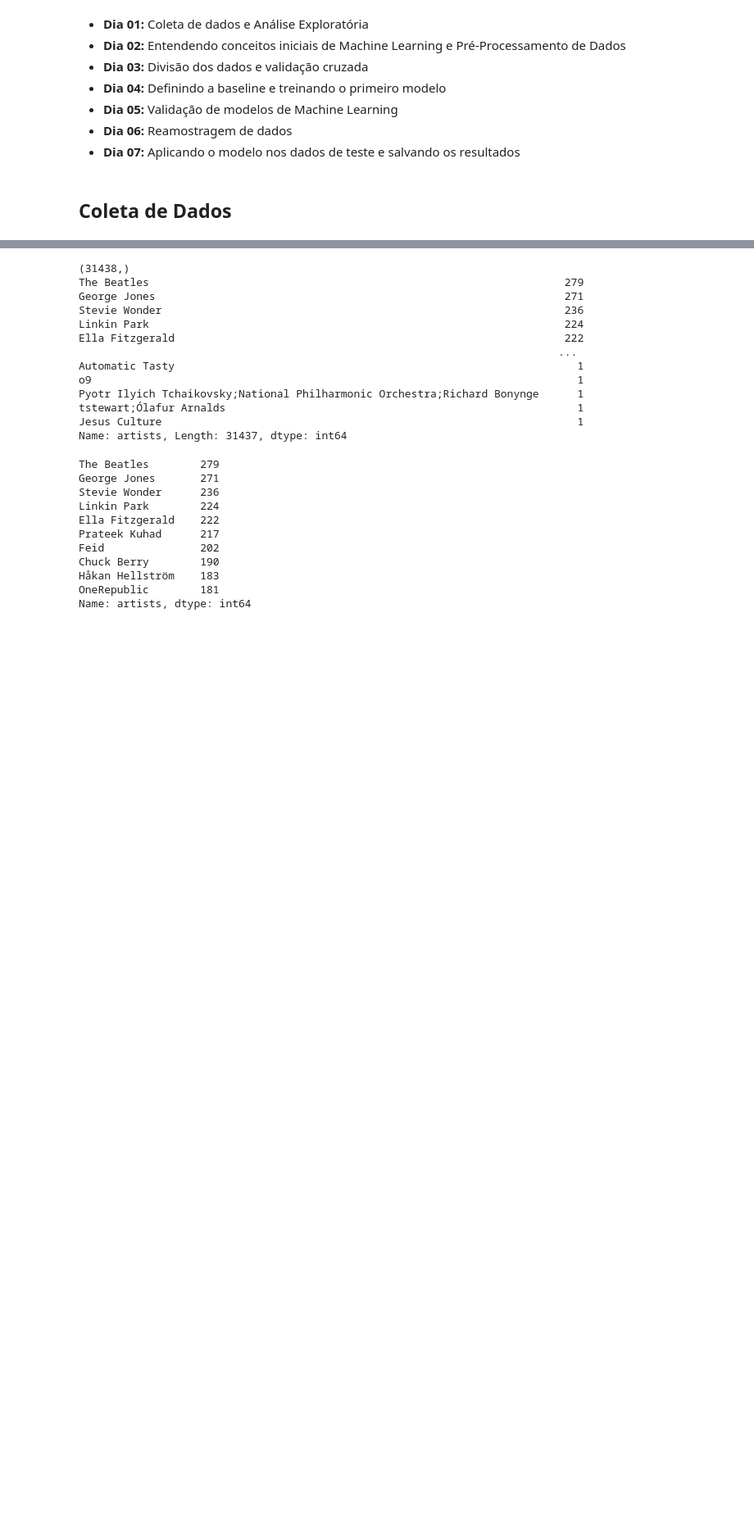
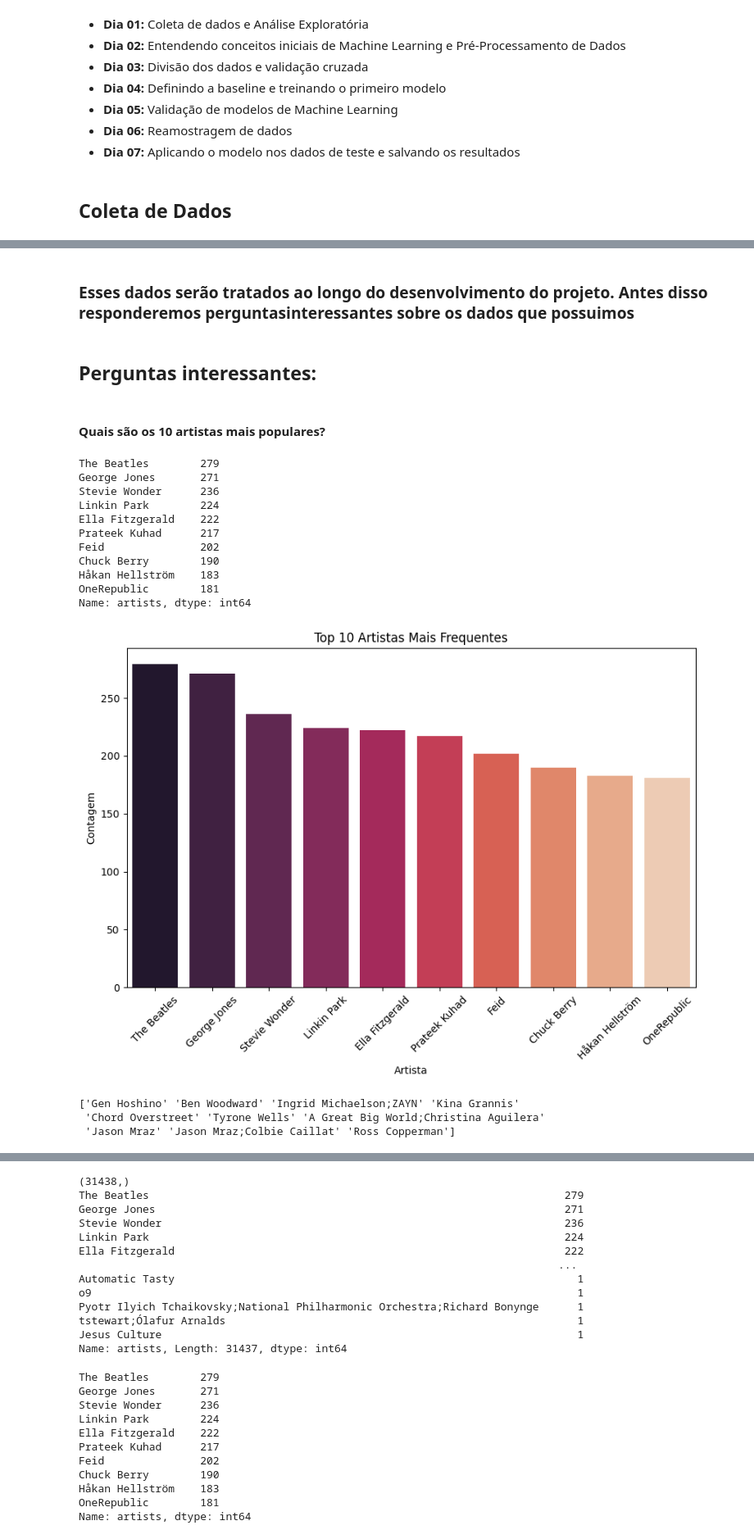
Before and after one commit to thaistudandoo/Spotify, a Jupyter notebook: SpotifyDataExploration.ipynb, the cells around one changed output, grey strips where cells are left out. Shown at 82% size. Saved outputs shown, nothing was run; the diff lists cells and outputs as text; code cells hidden in the pictures; blank space fills up the shorter version.

```diff
--- a/SpotifyDataExploration.ipynb
+++ b/SpotifyDataExploration.ipynb
@@ -94,0 +153,36 @@ data.describe()
+# %% [markdown]
+### Esses dados serão tratados ao longo do desenvolvimento do projeto. Antes disso responderemos perguntasinteressantes sobre os dados que possuimos
+# %% [markdown]
+## **Perguntas interessantes:**
+# %% [markdown]
+####  Quais são os 10 artistas mais populares?
+# %%
+#top10 artistas
+print(data['artists'].value_counts().head(10))
+plt.figure(figsize=(10,6))
+sns.barplot(x=data['artists'].value_counts().head(10).index, y=data['artists'].value_counts().head(10).values, palette="rocket")
+plt.xticks(rotation=45)
+plt.xlabel('Artista')
+plt.ylabel('Contagem')
+plt.title('Top 10 Artistas Mais Frequentes')
+plt.show()
+# %% [output]
+The Beatles        279
+George Jones       271
+Stevie Wonder      236
+Linkin Park        224
+Ella Fitzgerald    222
+Prateek Kuhad      217
+Feid               202
+Chuck Berry        190
+Håkan Hellström    183
+OneRepublic        181
+Name: artists, dtype: int64
+[figure, added]
+# %%
+top_artists = data["artists"].unique()[:10]
+print(top_artists)
+# %% [output]
+['Gen Hoshino' 'Ben Woodward' 'Ingrid Michaelson;ZAYN' 'Kina Grannis'
+ 'Chord Overstreet' 'Tyrone Wells' 'A Great Big World;Christina Aguilera'
+ 'Jason Mraz' 'Jason Mraz;Colbie Caillat' 'Ross Copperman']
```
Also changed, not shown: parts of 26 cells of this notebook.
